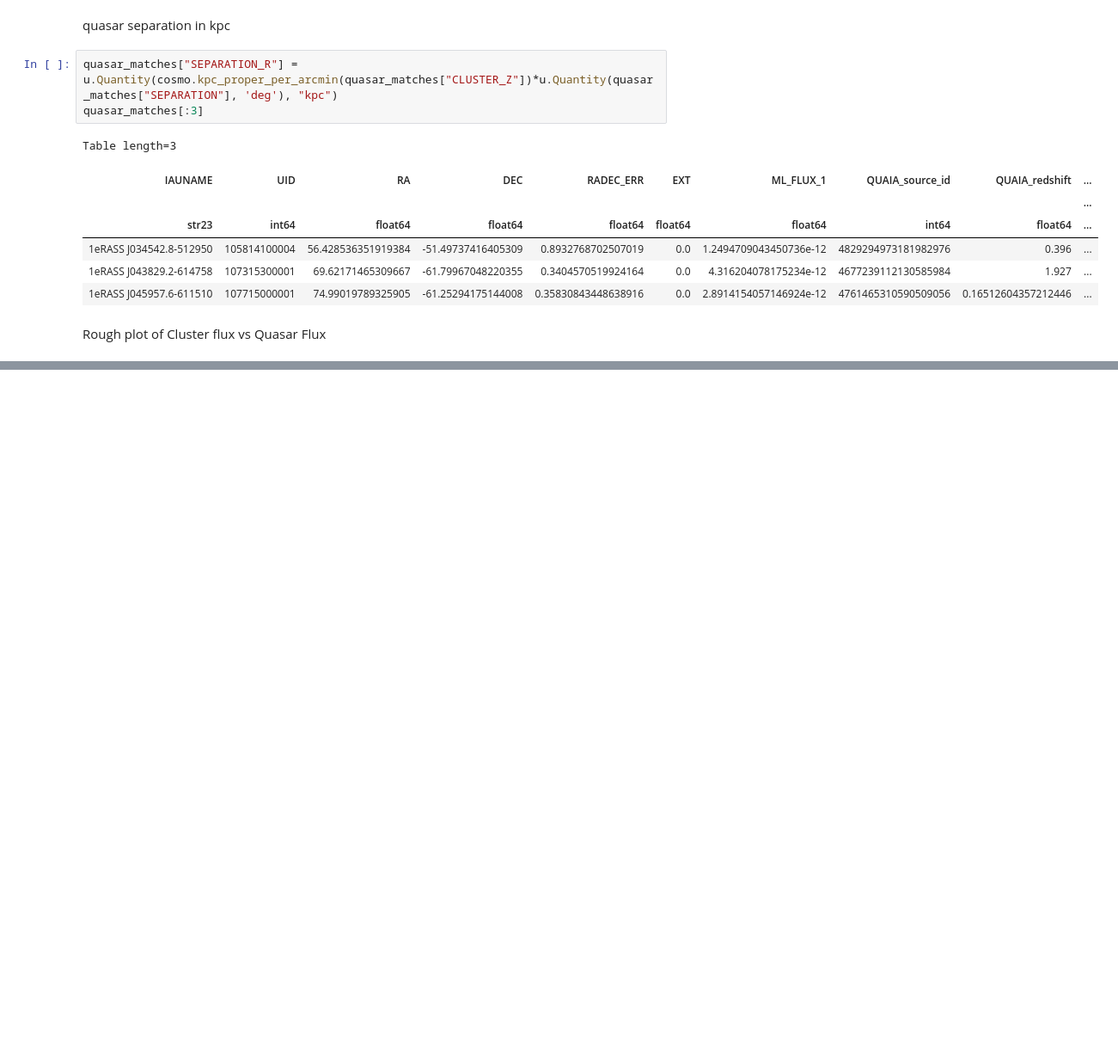
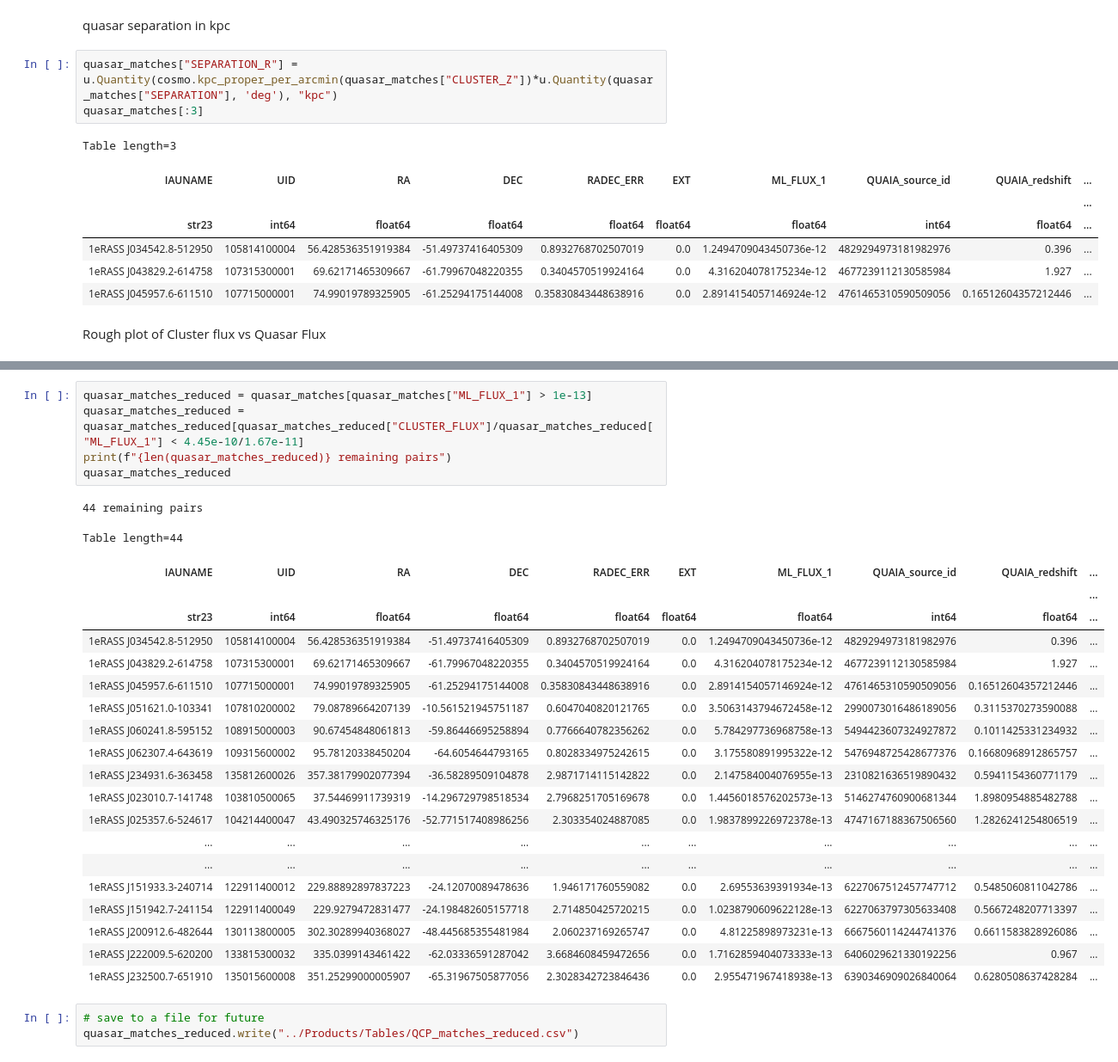
Before and after one commit to TobyWallage/Finding_Quasars_In_eRASS, a Jupyter notebook: Notebooks/Flux_Comparisions.ipynb, the cells around one changed output, grey strips where cells are left out. Shown: that part at 86% size. Cells and saved outputs as stored; diff of their text form; blank space fills up the shorter version.

```diff
--- a/Notebooks/Flux_Comparisions.ipynb
+++ b/Notebooks/Flux_Comparisions.ipynb
@@ -165,0 +175,30 @@ Table length=138
+# %%
+quasar_matches_reduced = quasar_matches[quasar_matches["ML_FLUX_1"] > 1e-13]
+quasar_matches_reduced = quasar_matches_reduced[quasar_matches_reduced["CLUSTER_FLUX"]/quasar_matches_reduced["ML_FLUX_1"] < 4.45e-10/1.67e-11]
+print(f"{len(quasar_matches_reduced)} remaining pairs")
+quasar_matches_reduced
+# %% [output]
+44 remaining pairs
+Table length=44
+| IAUNAME | UID | RA | DEC | RADEC_ERR | EXT | ML_FLUX_1 | QUAIA_source_id | QUAIA_redshift | ... |
+|  |  |  |  |  |  |  |  |  | ... |
+| str23 | int64 | float64 | float64 | float64 | float64 | float64 | int64 | float64 | ... |
+| 1eRASS J034542.8-512950 | 105814100004 | 56.428536351919384 | -51.49737416405309 | 0.8932768702507019 | 0.0 | 1.2494709043450736e-12 | 4829294973181982976 | 0.396 | ... |
+| 1eRASS J043829.2-614758 | 107315300001 | 69.62171465309667 | -61.79967048220355 | 0.3404570519924164 | 0.0 | 4.316204078175234e-12 | 4677239112130585984 | 1.927 | ... |
+| 1eRASS J045957.6-611510 | 107715000001 | 74.99019789325905 | -61.25294175144008 | 0.35830843448638916 | 0.0 | 2.8914154057146924e-12 | 4761465310590509056 | 0.16512604357212446 | ... |
+| 1eRASS J051621.0-103341 | 107810200002 | 79.08789664207139 | -10.561521945751187 | 0.6047040820121765 | 0.0 | 3.5063143794672458e-12 | 2990073016486189056 | 0.3115370273590088 | ... |
+| 1eRASS J060241.8-595152 | 108915000003 | 90.67454848061813 | -59.86446695258894 | 0.7766640782356262 | 0.0 | 5.784297736968758e-13 | 5494423607324927872 | 0.1011425331234932 | ... |
+| 1eRASS J062307.4-643619 | 109315600002 | 95.78120338450204 | -64.6054644793165 | 0.8028334975242615 | 0.0 | 3.175580891995322e-12 | 5476948725428677376 | 0.16680968912865757 | ... |
+| 1eRASS J234931.6-363458 | 135812600026 | 357.38179902077394 | -36.58289509104878 | 2.9871714115142822 | 0.0 | 2.147584004076955e-13 | 2310821636519890432 | 0.5941154360771179 | ... |
+| 1eRASS J023010.7-141748 | 103810500065 | 37.54469911739319 | -14.296729798518534 | 2.7968251705169678 | 0.0 | 1.4456018576202573e-13 | 5146274760900681344 | 1.8980954885482788 | ... |
+| 1eRASS J025357.6-524617 | 104214400047 | 43.490325746325176 | -52.771517408986256 | 2.303354024887085 | 0.0 | 1.9837899226972378e-13 | 4747167188367506560 | 1.2826241254806519 | ... |
+| ... | ... | ... | ... | ... | ... | ... | ... | ... | ... |
+| ... | ... | ... | ... | ... | ... | ... | ... | ... | ... |
+| 1eRASS J151933.3-240714 | 122911400012 | 229.88892897837223 | -24.12070089478636 | 1.946171760559082 | 0.0 | 2.69553639391934e-13 | 6227067512457747712 | 0.5485060811042786 | ... |
+| 1eRASS J151942.7-241154 | 122911400049 | 229.9279472831477 | -24.198482605157718 | 2.714850425720215 | 0.0 | 1.0238790609622128e-13 | 6227063797305633408 | 0.5667248207713397 | ... |
+| 1eRASS J200912.6-482644 | 130113800005 | 302.30289940368027 | -48.445685355481984 | 2.060237169265747 | 0.0 | 4.81225898973231e-13 | 6667560114244741376 | 0.6611583828926086 | ... |
+| 1eRASS J222009.5-620200 | 133815300032 | 335.0399143461422 | -62.03336591287042 | 3.6684608459472656 | 0.0 | 1.7162859404073333e-13 | 6406029621330192256 | 0.967 | ... |
+| 1eRASS J232500.7-651910 | 135015600008 | 351.25299000005907 | -65.31967505877056 | 2.3028342723846436 | 0.0 | 2.955471967418938e-13 | 6390346909026840064 | 0.6280508637428284 | ... |
+# %%
+# save to a file for future
+quasar_matches_reduced.write("../Products/Tables/QCP_matches_reduced.csv")
```
Also changed, not shown: parts of 4 cells of this notebook, 2 other files.
